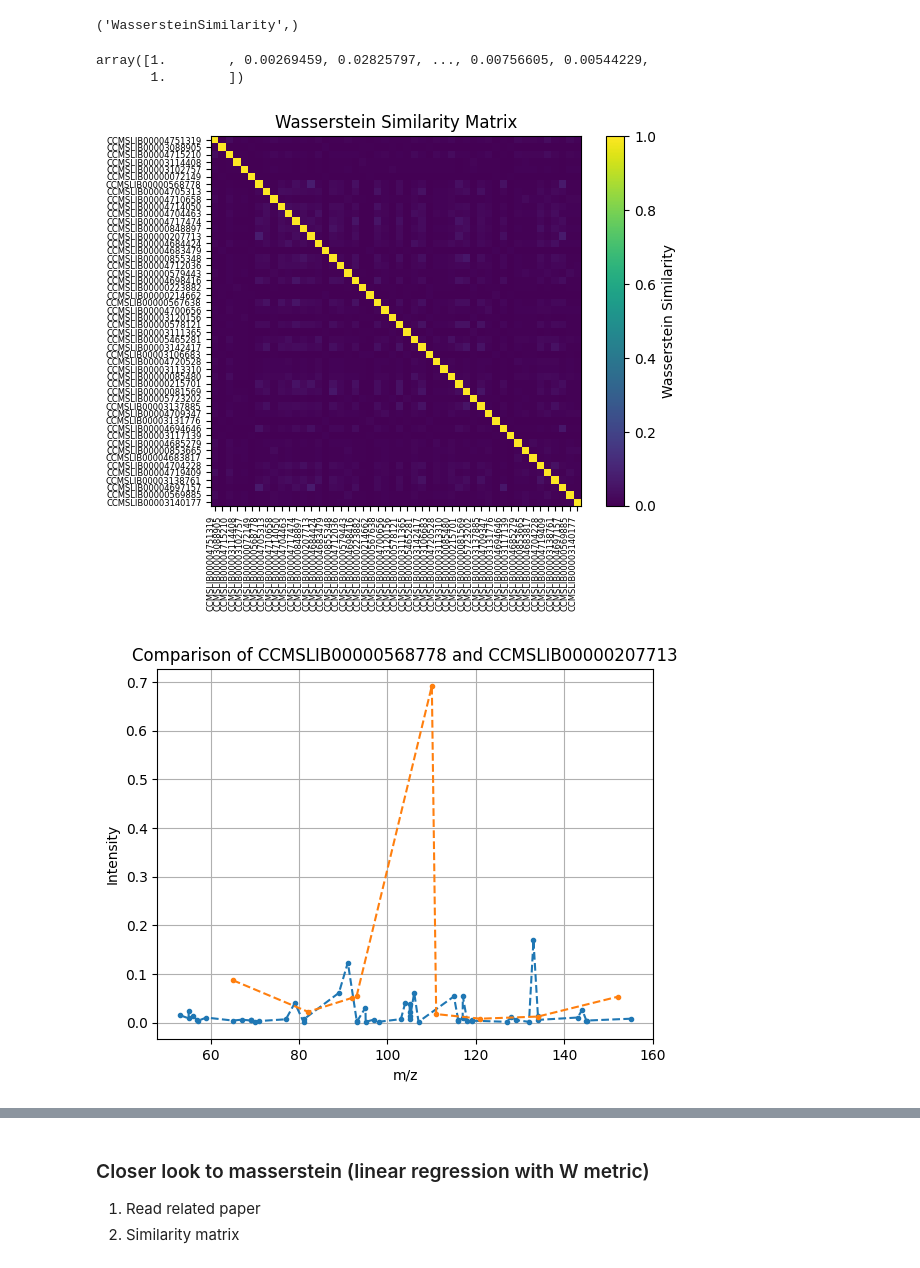
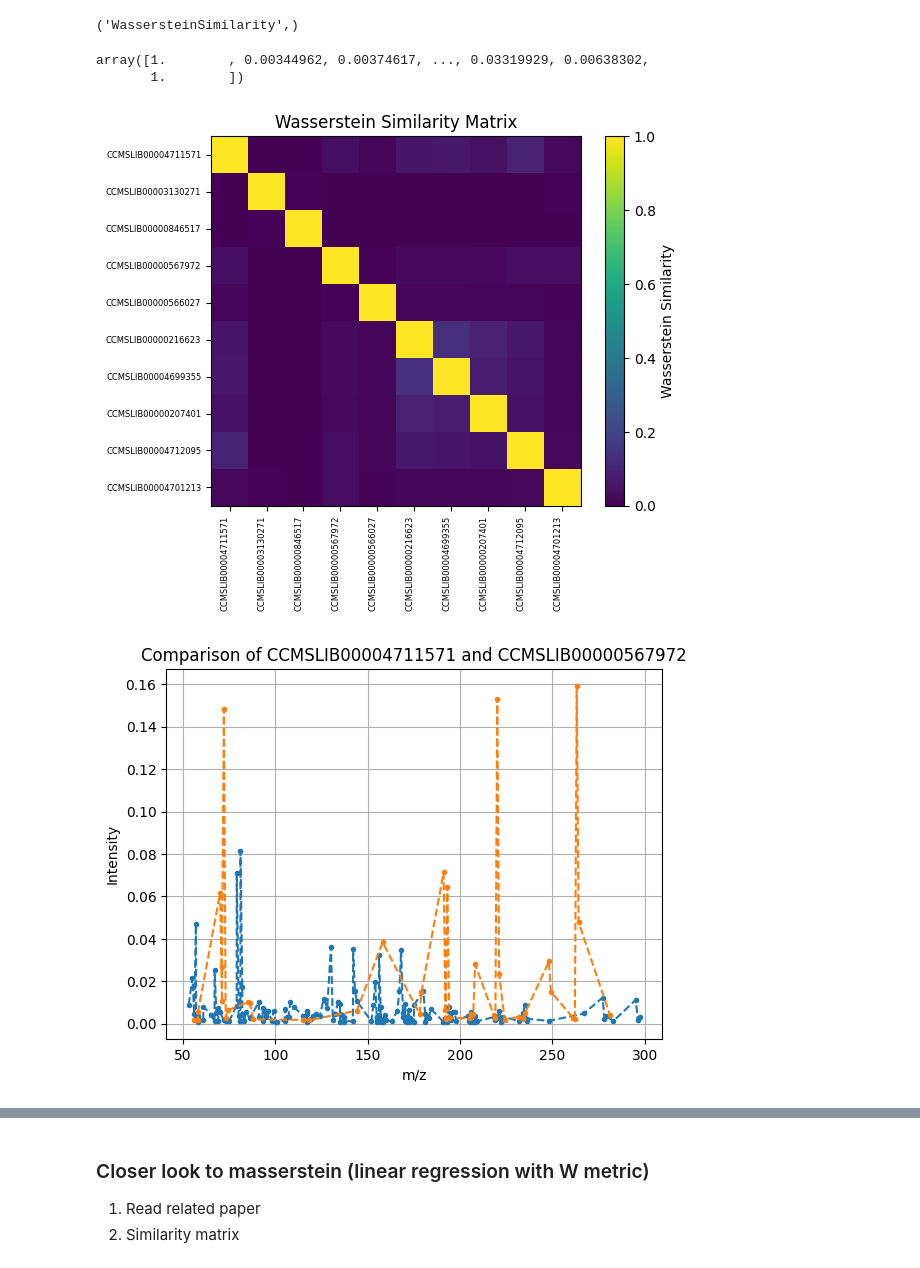
Before and after one commit to ongarileonardo/plant_bioactivities, a Jupyter notebook: src/EDA.ipynb, the cells around one changed output, grey strips where cells are left out. Saved outputs shown, nothing was run; the diff lists cells and outputs as text; code cells hidden in the pictures.

```diff
--- a/src/EDA.ipynb
+++ b/src/EDA.ipynb
@@ -342,7 +353,7 @@ class WassersteinSimilarity(BaseSimilarity):
         weight_ref = reference.peaks.intensities
         weight_query = query.peaks.intensities
 
-        return 1 / (1 + wasserstein_distance(mz_ref, mz_query, weight_ref, weight_query))
+        return 1 / (1 + wasserstein_distance(mz_ref, mz_query))
 # %%
 wass_similarity = WassersteinSimilarity()
 
@@ -364,24 +375,24 @@ S[row, col] = val  # convert distance to similarity
 # %%
 val
 # %% [output]
-array([1.        , 0.00269459, 0.02825797, ..., 0.00756605, 0.00544229,
+array([1.        , 0.00344962, 0.00374617, ..., 0.03319929, 0.00638302,
        1.        ])
 # %%
-plt.imshow(S[:50, :50], cmap='viridis', vmin=0, vmax=1)
+plt.imshow(S[:10, :10], cmap='viridis', vmin=0, vmax=1)
 plt.title("Wasserstein Similarity Matrix")
-plt.xticks(ticks=np.arange(50), labels=[s.metadata.get('spectrum_id', 'Unknown') for s in valid_samples[:50]], rotation=90, ha='right', fontsize=6)
-plt.yticks(ticks=np.arange(50), labels=[s.metadata.get('spectrum_id', 'Unknown') for s in valid_samples[:50]], fontsize=6)
+plt.xticks(ticks=np.arange(10), labels=[s.metadata.get('spectrum_id', 'Unknown') for s in valid_samples[:10]], rotation=90, ha='right', fontsize=6)
+plt.yticks(ticks=np.arange(10), labels=[s.metadata.get('spectrum_id', 'Unknown') for s in valid_samples[:10]], fontsize=6)
 plt.colorbar(label='Wasserstein Similarity')
 plt.show()
 # %% [output]
-[figure, old version]
+[figure, new version]
 # %%
-plt.plot(valid_samples[6].peaks.mz, valid_samples[6].peaks.intensities, '--.')
-plt.plot(valid_samples[13].peaks.mz, valid_samples[13].peaks.intensities, '--.')
-plt.title(f"Comparison of {valid_samples[6].metadata.get('spectrum_id', 'Unknown')} and {valid_samples[13].metadata.get('spectrum_id', 'Unknown')}")
+plt.plot(valid_samples[0].peaks.mz, valid_samples[0].peaks.intensities, '--.')
+plt.plot(valid_samples[3].peaks.mz, valid_samples[3].peaks.intensities, '--.')
+plt.title(f"Comparison of {valid_samples[0].metadata.get('spectrum_id', 'Unknown')} and {valid_samples[3].metadata.get('spectrum_id', 'Unknown')}")
 plt.xlabel("m/z")
 plt.ylabel("Intensity")
 plt.grid()
 plt.show()
 # %% [output]
-[figure, old version]
+[figure, new version]
```
Also changed, not shown: parts of 17 cells of this notebook, 4 other files.
